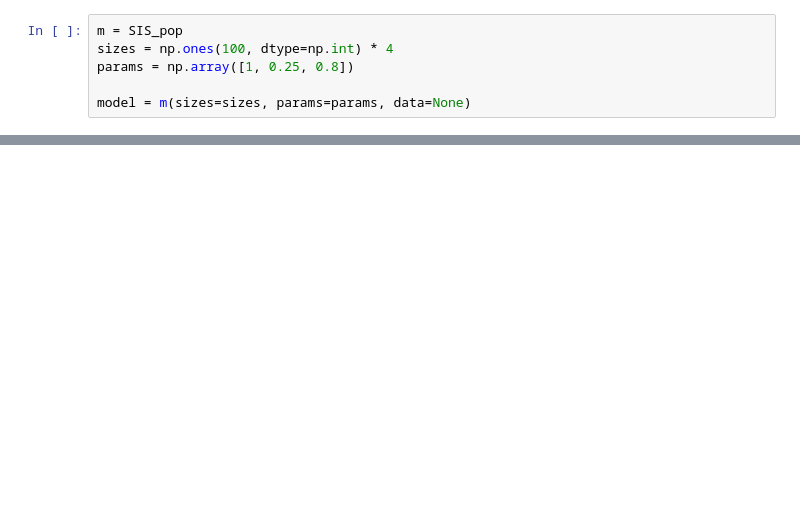
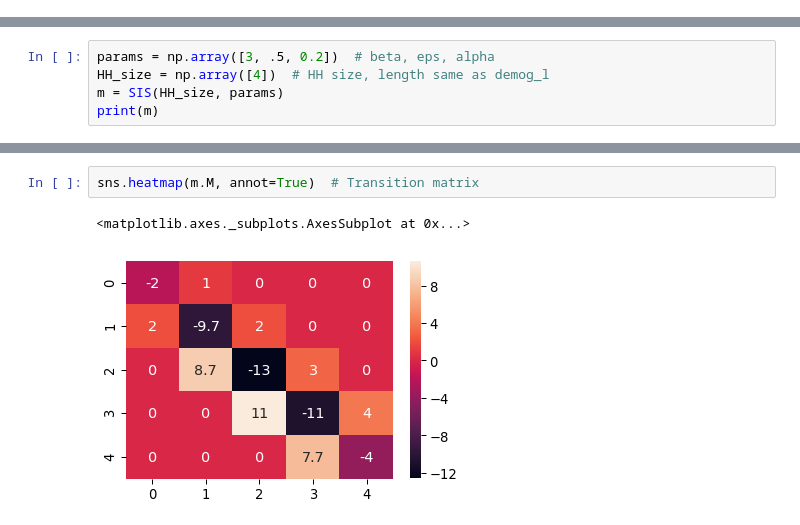
Before and after one commit to bishax/snepits, a Jupyter notebook: notebooks/dev/pymc_wrapper.ipynb, the cells around one changed output, grey strips where cells are left out. Drawn from its saved outputs; the diff is of its cells as text; blank space fills up the shorter version.

```diff
--- a/notebooks/dev/pymc_wrapper.ipynb
+++ b/notebooks/dev/pymc_wrapper.ipynb
@@ -51,6 +10,0 @@ sns.heatmap(M.todense(), annot=False, ax=ax)
-# %%
-m = SIS_pop
-sizes = np.ones(100, dtype=np.int) * 4
-params = np.array([1, 0.25, 0.8])
-
-model = m(sizes=sizes, params=params, data=None)
@@ -66,0 +73,5 @@ plt.hist(model.infected, bins=np.arange(-0.5, 5))
+# %%
+params = np.array([3, .5, 0.2])  # beta, eps, alpha
+HH_size = np.array([4])  # HH size, length same as demog_l
+m = SIS(HH_size, params)
+print(m)
@@ -66,0 +81,5 @@ plt.hist(model.infected, bins=np.arange(-0.5, 5))
+# %%
+sns.heatmap(m.M, annot=True)  # Transition matrix
+# %% [output]
+<matplotlib.axes._subplots.AxesSubplot at 0x...>
+[figure, added]
```
Also changed, not shown: parts of 43 cells of this notebook, 1 other file.
